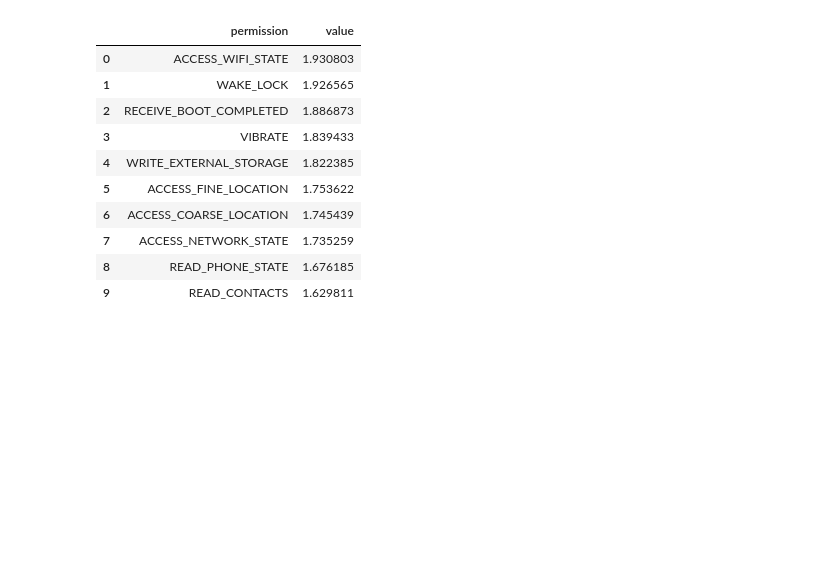
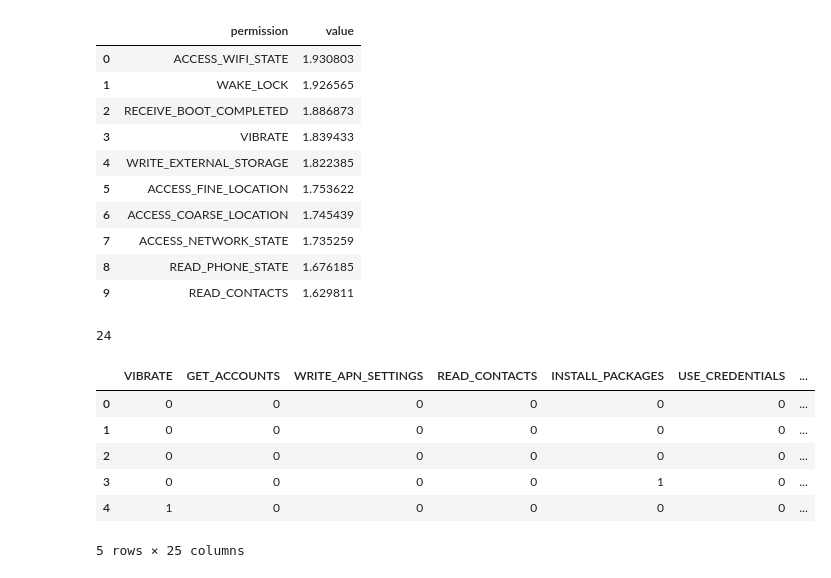
Before and after one commit to NiguXNick/DataScience, a Jupyter notebook: Filter-Based.ipynb, the cells around one changed output. Saved outputs shown, nothing was run; the diff lists cells and outputs as text; code cells hidden in the pictures; blank space fills up the shorter version.

```diff
--- a/Filter-Based.ipynb
+++ b/Filter-Based.ipynb
@@ -279,7 +279,7 @@ m2_df.head(10)
 <h3> Relevance frequency feature selection
 # %%
 def rffs(permission_id,class_id,ds):
-    return dft(permission_id,class_id,ds) * np.absolute(np.log(2 + (a(permission_id,class_id,ds)/c(permission_id,class_id,ds))))
+    return dft(permission_id,class_id,ds) * np.absolute(np.log2(2 + (a(permission_id,class_id,ds)/c(permission_id,class_id,ds))))
 
 def get_rffs_list(class_id, ds):
     rffs_list = []
@@ -379,4 +379,26 @@ def best_features(class_id, ds):
     best_features_set.update([x[0] for x in get_od_list(class_id, ds)[:10]])
     best_features_set.update([x[0] for x in get_chi_squared_list(class_id, ds)[:10]])
     best_features_set = set(best_features_set)
-    return best_features_set
+    return list(best_features_set)
+
+best_features_set = best_features(1, ds)
+print(len(best_features_set))
+# %% [output]
+24
+# %%
+#create a dataset with only the best features
+def get_best_features_ds(ds):
+    best_features_set = best_features(1, ds)
+    best_features_set.append("class")
+    return ds[best_features_set]
+
+best_features_ds = get_best_features_ds(ds)
+best_features_ds.head()
+# %% [output]
+|  | VIBRATE | GET_ACCOUNTS | WRITE_APN_SETTINGS | READ_CONTACTS | INSTALL_PACKAGES | USE_CREDENTIALS | ... |
+| 0 | 0 | 0 | 0 | 0 | 0 | 0 | ... |
+| 1 | 0 | 0 | 0 | 0 | 0 | 0 | ... |
+| 2 | 0 | 0 | 0 | 0 | 0 | 0 | ... |
+| 3 | 0 | 0 | 0 | 0 | 1 | 0 | ... |
+| 4 | 1 | 0 | 0 | 0 | 0 | 0 | ... |
+5 rows × 25 columns
```
Also changed, not shown: parts of 1 cell of this notebook.
